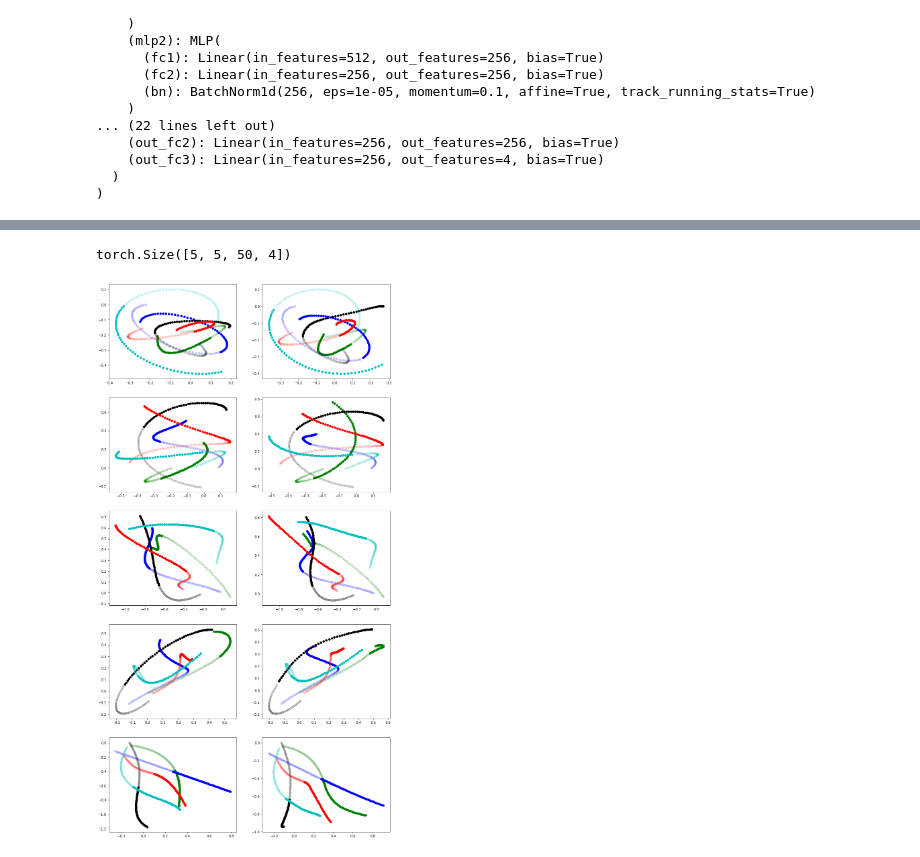
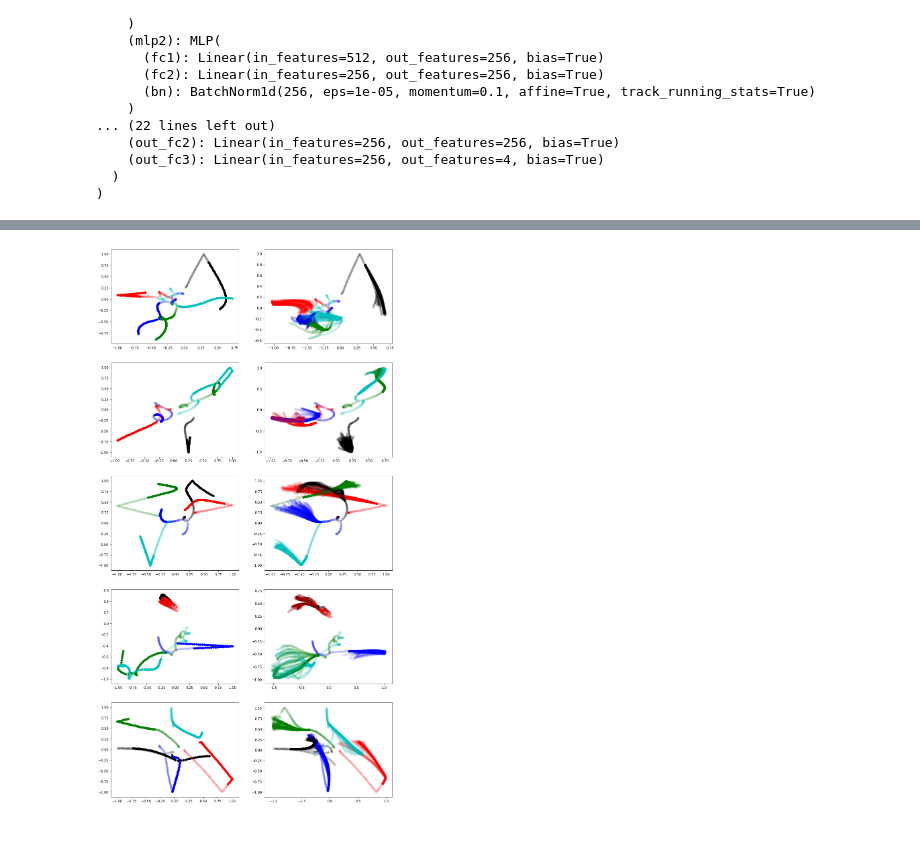
Before and after one commit to ipeter50/discrete_flows, a Jupyter notebook: GNN/GNN.ipynb, the cells around one changed output, grey strips where cells are left out. Cells and saved outputs as stored; diff of their text form; code cells hidden in the pictures.

```diff
--- a/GNN/GNN.ipynb
+++ b/GNN/GNN.ipynb
@@ -30,8 +30,10 @@ for part in range(5):
 from utils import *
 from modules import *
 
+SUFFIX = "_charged5"
+
 train_loader, valid_loader, test_loader, loc_max, loc_min, vel_max, vel_min = load_data(
-    64, "_springs5")
+    64, SUFFIX)
 # %%
 def train(epoch, best_val_loss):
     t = time.time()
@@ -369,81 +495,75 @@ for i, ax in enumerate(axarr.flat):
 # %%
 f, axarr = plt.subplots(5, 2, figsize=(15, 30))
-batch = next(iter(test_loader))[0][0:5]
+batch = next(iter(test_loader))[0][20:25]
 
 model.encoder.eval()
 model.decoder.eval()
 
 pred_steps = 50
 
+n_samples = 50
 
 x = batch.narrow(2,0,49).cuda()
 logits = model.encoder(x, rel_rec, rel_send)
 
-
-edges = gumbel_softmax(logits, tau=TAU, hard=HARD)
-
 inputs = batch.transpose(1, 2)
-
-
-sizes = [edges.size(0), inputs.size(1), edges.size(1),
+outputs_list = []
+for sample in range(n_samples):
+    edges = gumbel_softmax(logits, tau=TAU, hard=HARD)
+    sizes = [edges.size(0), inputs.size(1), edges.size(1),
                  edges.size(2)]
-rel_type = edges.unsqueeze(1).expand(sizes)
+    rel_type = edges.unsqueeze(1).expand(sizes)
 
 
 
-last_pred = inputs[:, 49::pred_steps, :, :].cuda()
-curr_rel_type = rel_type[:, 49::pred_steps, :, :].cuda()
-# NOTE: Assumes rel_type is constant (i.e. same across all time steps).
+    last_pred = inputs[:, 49::pred_steps, :, :].cuda()
+    curr_rel_type = rel_type[:, 49::pred_steps, :, :].cuda()
+    # NOTE: Assumes rel_type is constant (i.e. same across all time steps).
 
 
-# Run n prediction steps
-preds = []
-for step in range(0, pred_steps):
-    last_pred = model.decoder.single_step_forward(last_pred, rel_rec, rel_send, curr_rel_type)
-    preds.append(last_pred)
+    # Run n prediction steps
+    preds = []
+    for step in range(0, pred_steps):
+        last_pred = model.decoder.single_step_forward(last_pred, rel_rec, rel_send, curr_rel_type)
+        preds.append(last_pred)
 
-sizes = [preds[0].size(0), preds[0].size(1) * pred_steps, preds[0].size(2), preds[0].size(3)]
+    sizes = [preds[0].size(0), preds[0].size(1) * pred_steps, preds[0].size(2), preds[0].size(3)]
 
-output = Variable(torch.zeros(sizes))
-if inputs.is_cuda:
-    output = output.cuda()
+    output = Variable(torch.zeros(sizes))
+    if inputs.is_cuda:
+        output = output.cuda()
 
-for i in range(len(preds)):
-    output[:, i::pred_steps, :, :] = preds[i]
+    for i in range(len(preds)):
+        output[:, i::pred_steps, :, :] = preds[i]
 
-output = output.transpose(1,2)
-print(output.shape)
+    output = output.transpose(1,2)
+    outputs_list.append(output.cpu().detach())
 
 # maps = [cm.PuRd, cm.YlGn, cm.PuBu, cm.YlOrBr, cm.OrRd]
 
 maps = ['g', 'b', 'k', 'r', 'c']
 
 
 for i, ax in enumerate(axarr.flat):
     b = torch.transpose(batch[i//2], 1,2)
 #     print(b.shape)
     if i%2==0:
         for j in range(5):
-#             cmap = maps[j](10*np.arange(49))
-#             ax.scatter(b[j][0], b[j][1], c=cmap)
-
             cmap = maps[j]
             ax.scatter(b[j][0][:49], b[j][1][:49], c=cmap, alpha = 0.2)
             ax.scatter(b[j][0][49:], b[j][1][49:], c=cmap, alpha = 1)
 
 
     else:
 
         b = torch.transpose(batch[i//2], 1,2).cpu().detach().numpy()
-        d = torch.transpose(output[i//2], 1,2).cpu().detach().numpy()
         for j in range(5):
-#             cmap = maps[j](10*np.arange(48))
-#             ax.scatter(b[j][0], b[j][1], c=cmap)
-
-
             cmap = maps[j]
             ax.scatter(b[j][0][:49], b[j][1][:49], c=cmap, alpha = 0.2)
-            ax.scatter(d[j][0], d[j][1], c=cmap, alpha = 1)
+        for output in outputs_list:
+            d = torch.transpose(output[i//2], 1,2).numpy()
+            for j in range(5):
+                cmap = maps[j]
+                ax.scatter(d[j][0], d[j][1], c=cmap, alpha = 0.1)
 # %% [output]
-torch.Size([5, 5, 50, 4])
-[figure, old version]
+[figure, new version]
```
Also changed, not shown: parts of 7 cells of this notebook.
